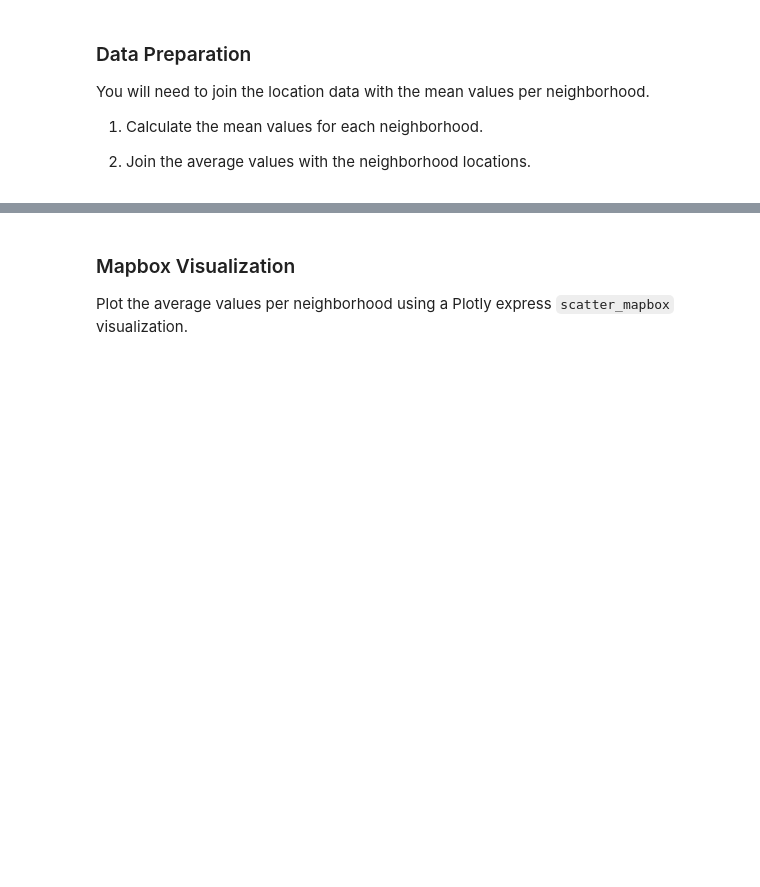
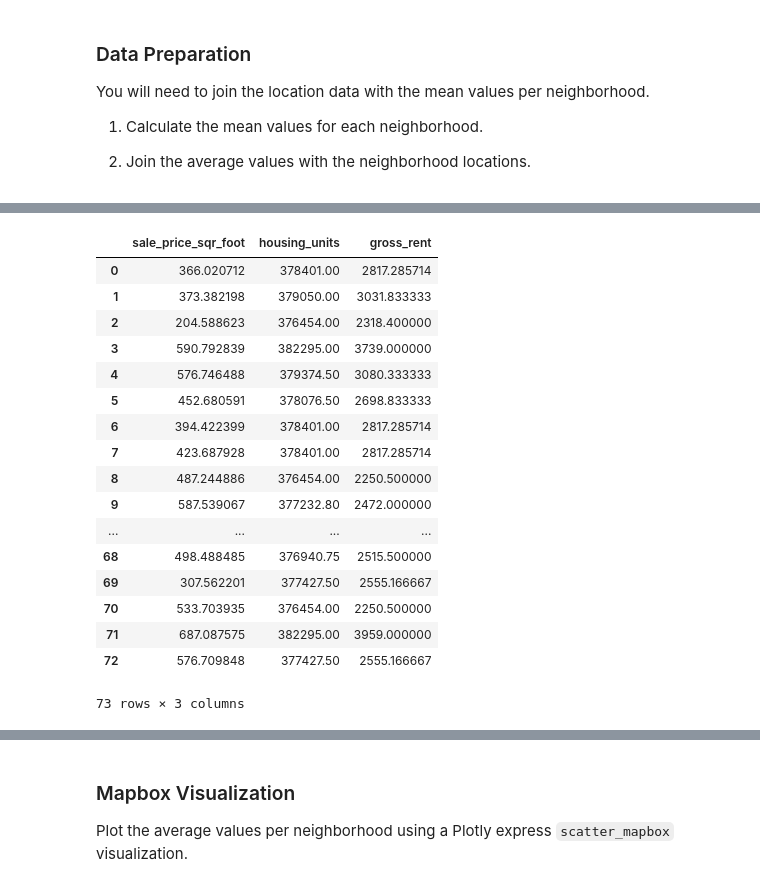
Before and after one commit to wchance/pyviz-homework, a Jupyter notebook: rental_analysis.ipynb, the cells around one changed output, grey strips where cells are left out. Saved outputs shown, nothing was run; the diff lists cells and outputs as text; code cells hidden in the pictures; blank space fills up the shorter version.

```diff
--- a/rental_analysis.ipynb
+++ b/rental_analysis.ipynb
@@ -237,2 +253,23 @@ You will need to join the location data with the mean values per neighborhood.
+# %%
+neighborhood_avg[['sale_price_sqr_foot','housing_units','gross_rent']]
+# %% [output]
+|  | sale_price_sqr_foot | housing_units | gross_rent |
+| 0 | 366.020712 | 378401.00 | 2817.285714 |
+| 1 | 373.382198 | 379050.00 | 3031.833333 |
+| 2 | 204.588623 | 376454.00 | 2318.400000 |
+| 3 | 590.792839 | 382295.00 | 3739.000000 |
+| 4 | 576.746488 | 379374.50 | 3080.333333 |
+| 5 | 452.680591 | 378076.50 | 2698.833333 |
+| 6 | 394.422399 | 378401.00 | 2817.285714 |
+| 7 | 423.687928 | 378401.00 | 2817.285714 |
+| 8 | 487.244886 | 376454.00 | 2250.500000 |
+| 9 | 587.539067 | 377232.80 | 2472.000000 |
+| ... | ... | ... | ... |
+| 68 | 498.488485 | 376940.75 | 2515.500000 |
+| 69 | 307.562201 | 377427.50 | 2555.166667 |
+| 70 | 533.703935 | 376454.00 | 2250.500000 |
+| 71 | 687.087575 | 382295.00 | 3959.000000 |
+| 72 | 576.709848 | 377427.50 | 2555.166667 |
+73 rows × 3 columns
 # %%
 # Join the average values with the neighborhood locations
```
Also changed, not shown: parts of 12 cells of this notebook.
